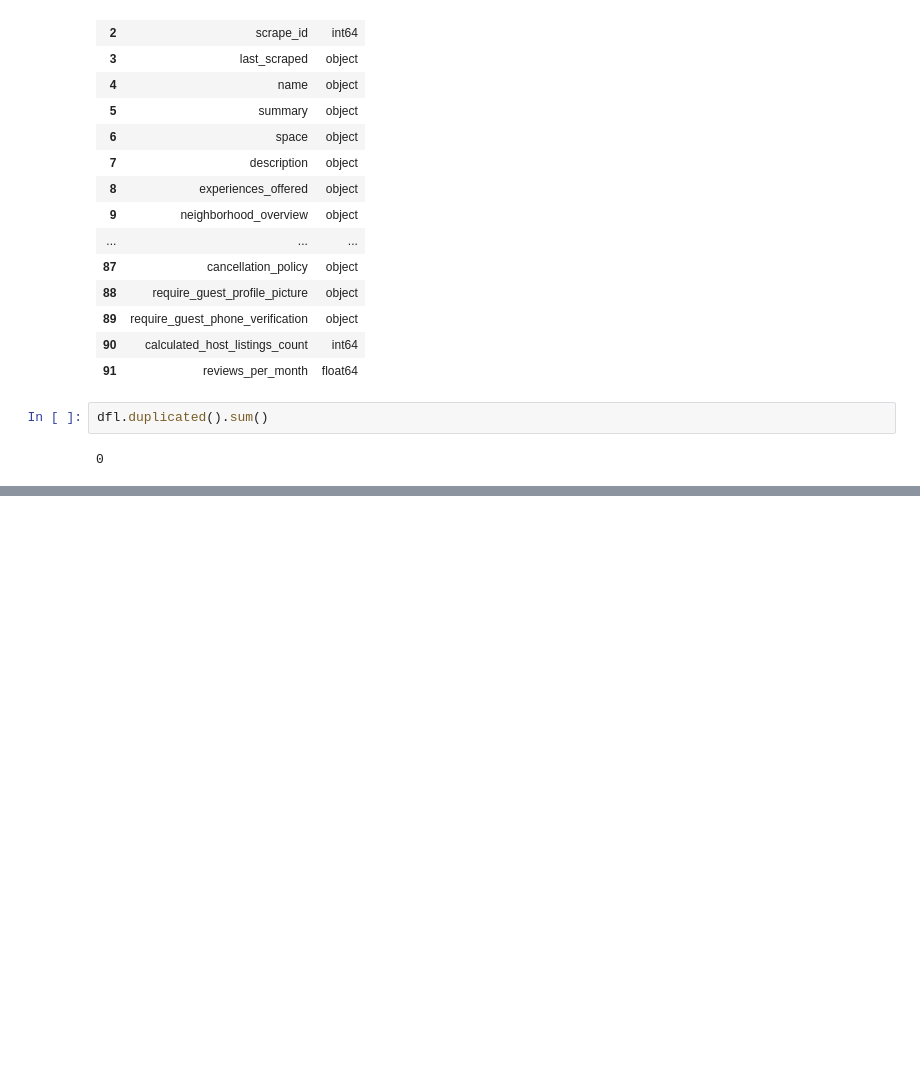
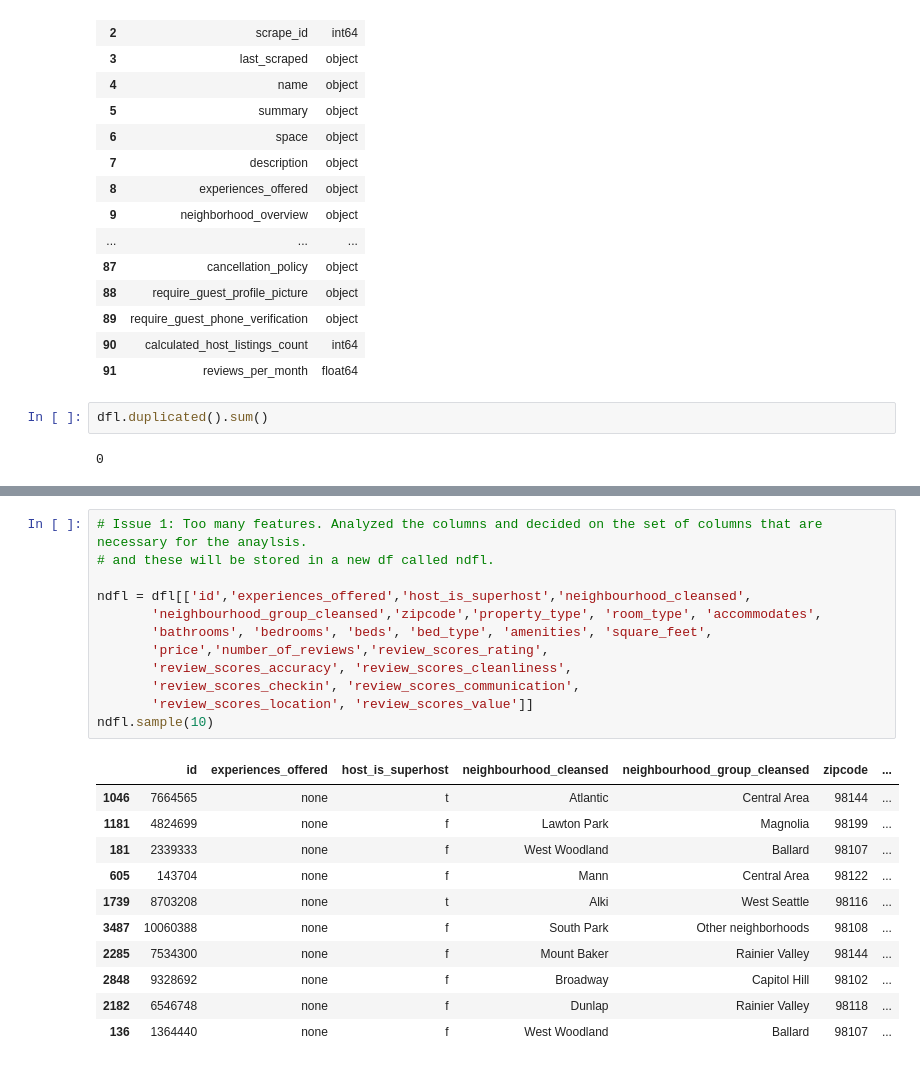
Before and after one commit to mohanadelemary/airbnb-seattle-analysis, a Jupyter notebook: airbnb-seattle-analysis.ipynb, the cells around one changed output, grey strips where cells are left out. Saved outputs shown, nothing was run; the diff lists cells and outputs as text; blank space fills up the shorter version.

Commit message:
Performed data cleaning and wrangling necessary for the analysis

```diff
--- a/airbnb-seattle-analysis.ipynb
+++ b/airbnb-seattle-analysis.ipynb
@@ -253,0 +357,24 @@ dfl.duplicated().sum()
+# %%
+# Issue 1: Too many features. Analyzed the columns and decided on the set of columns that are necessary for the anaylsis.
+# and these will be stored in a new df called ndfl.
+
+ndfl = dfl[['id','experiences_offered','host_is_superhost','neighbourhood_cleansed',
+       'neighbourhood_group_cleansed','zipcode','property_type', 'room_type', 'accommodates',
+       'bathrooms', 'bedrooms', 'beds', 'bed_type', 'amenities', 'square_feet',
+       'price','number_of_reviews','review_scores_rating',
+       'review_scores_accuracy', 'review_scores_cleanliness',
+       'review_scores_checkin', 'review_scores_communication',
+       'review_scores_location', 'review_scores_value']]
+ndfl.sample(10)
+# %% [output]
+|  | id | experiences_offered | host_is_superhost | neighbourhood_cleansed | neighbourhood_group_cleansed | zipcode | ... |
+| 1046 | 7664565 | none | t | Atlantic | Central Area | 98144 | ... |
+| 1181 | 4824699 | none | f | Lawton Park | Magnolia | 98199 | ... |
+| 181 | 2339333 | none | f | West Woodland | Ballard | 98107 | ... |
+| 605 | 143704 | none | f | Mann | Central Area | 98122 | ... |
+| 1739 | 8703208 | none | t | Alki | West Seattle | 98116 | ... |
+| 3487 | 10060388 | none | f | South Park | Other neighborhoods | 98108 | ... |
+| 2285 | 7534300 | none | f | Mount Baker | Rainier Valley | 98144 | ... |
+| 2848 | 9328692 | none | f | Broadway | Capitol Hill | 98102 | ... |
+| 2182 | 6546748 | none | f | Dunlap | Rainier Valley | 98118 | ... |
+| 136 | 1364440 | none | f | West Woodland | Ballard | 98107 | ... |
```
Also changed, not shown: parts of 33 cells of this notebook.
